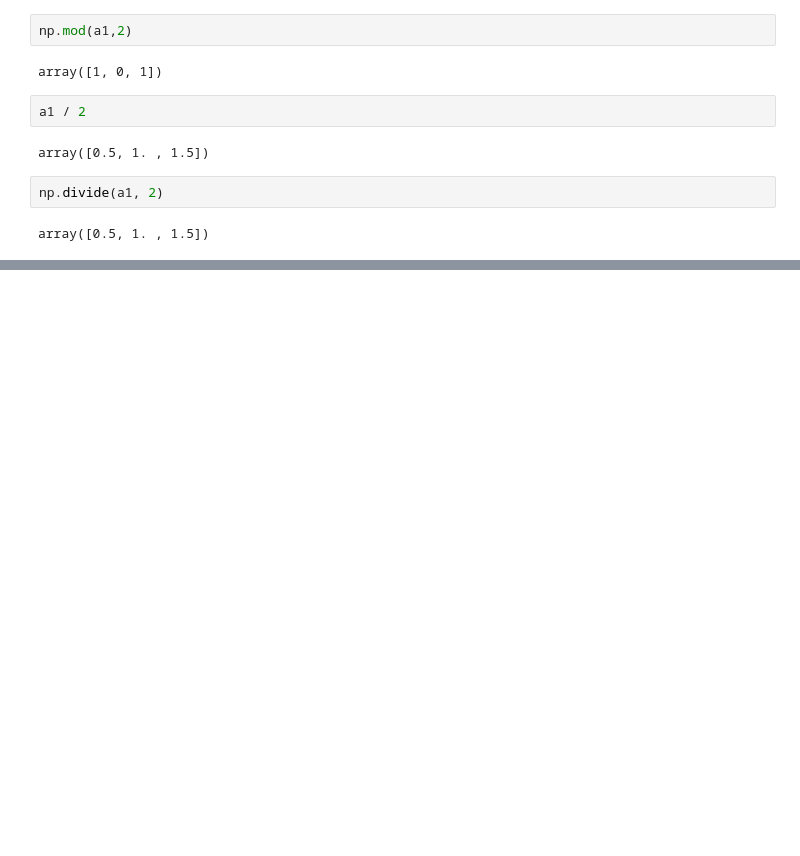
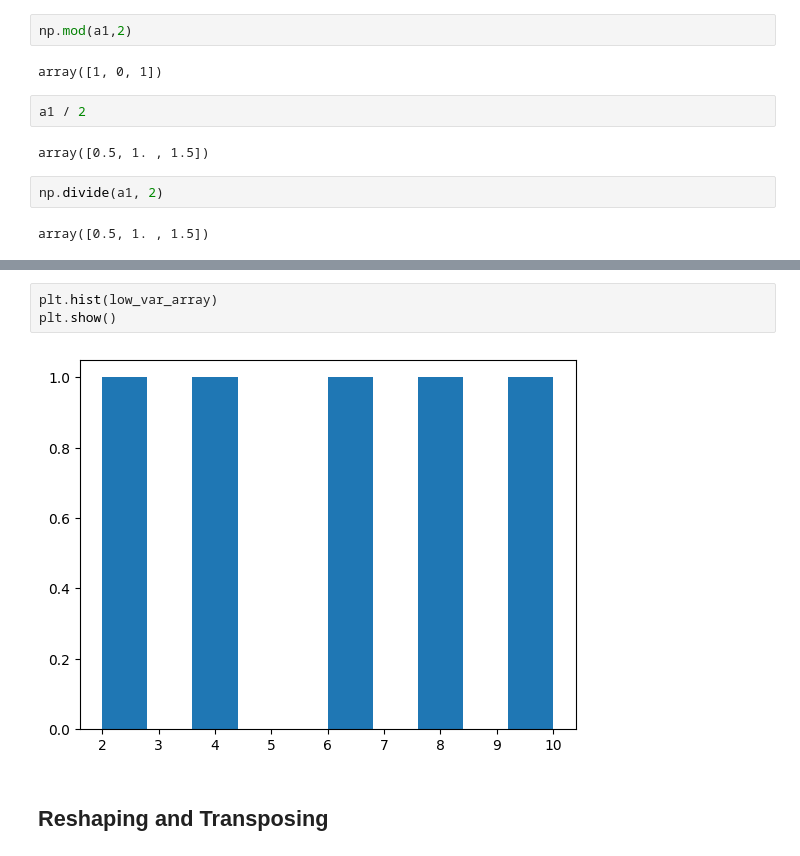
Before and after one commit to gnigam87/ML, a Jupyter notebook: NumpyPandasMatplotlib/NumpyPractice.ipynb, the cells around one changed output, grey strips where cells are left out. Saved outputs shown, nothing was run; the diff lists cells and outputs as text; blank space fills up the shorter version.

```diff
--- a/NumpyPandasMatplotlib/NumpyPractice.ipynb
+++ b/NumpyPandasMatplotlib/NumpyPractice.ipynb
@@ -380,0 +473,7 @@ array([0.5, 1. , 1.5])
+# %%
+plt.hist(low_var_array)
+plt.show()
+# %% [output]
+[figure, added]
+# %% [markdown]
+## Reshaping and Transposing
```
Also changed, not shown: parts of 20 cells of this notebook.
